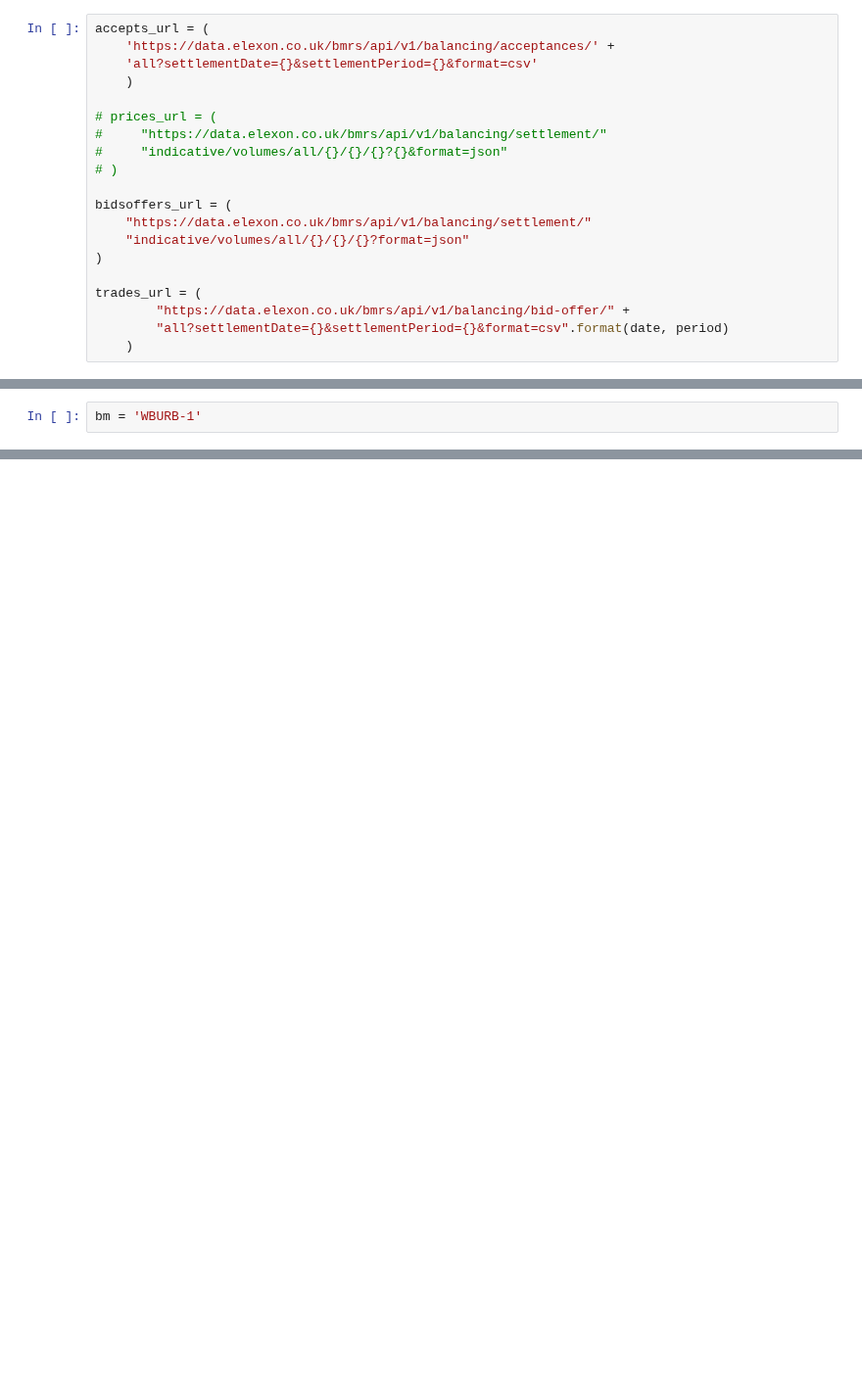
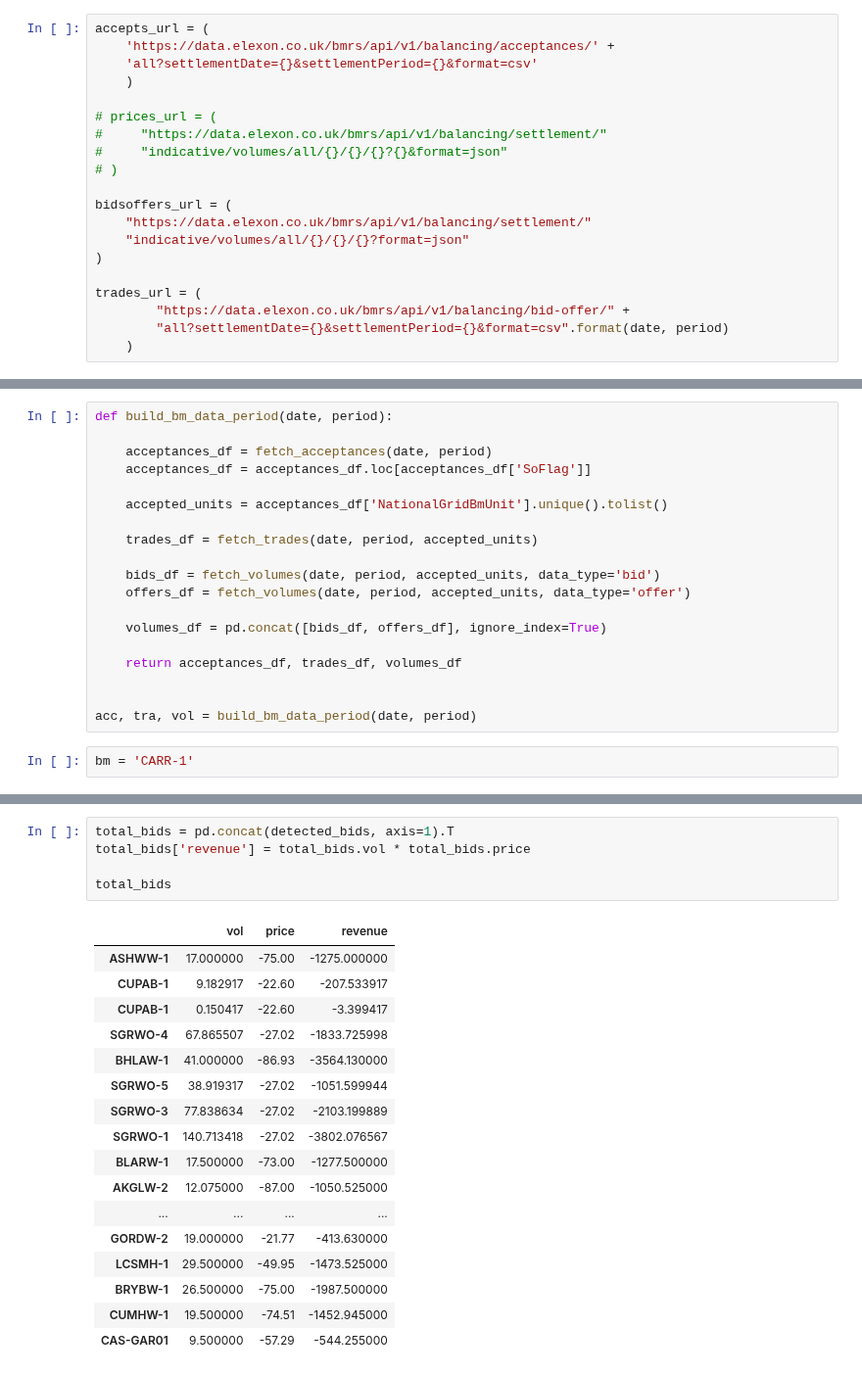
Before and after one commit to LukasFrankenQ/GBPower, a Jupyter notebook: notebooks/get_bm_data.ipynb, the cells around one changed output, grey strips where cells are left out. Shown at 98% size. Cells and saved outputs as stored; diff of their text form; blank space fills up the shorter version.

```diff
--- a/notebooks/get_bm_data.ipynb
+++ b/notebooks/get_bm_data.ipynb
@@ -63,2 +181,21 @@ trades = pd.read_csv(StringIO(response.text))
+# %%
+def build_bm_data_period(date, period):
+
+    acceptances_df = fetch_acceptances(date, period)
+    acceptances_df = acceptances_df.loc[acceptances_df['SoFlag']]
+
+    accepted_units = acceptances_df['NationalGridBmUnit'].unique().tolist()
+
+    trades_df = fetch_trades(date, period, accepted_units)
+
+    bids_df = fetch_volumes(date, period, accepted_units, data_type='bid')
+    offers_df = fetch_volumes(date, period, accepted_units, data_type='offer')
+
+    volumes_df = pd.concat([bids_df, offers_df], ignore_index=True)
+
+    return acceptances_df, trades_df, volumes_df
+
+
+acc, tra, vol = build_bm_data_period(date, period)
 # %%
-bm = 'WBURB-1'
+bm = 'CARR-1'
@@ -95,0 +296,23 @@ Name: 2021-01-10 11:30:00+00:00, dtype: float64
+# %%
+total_bids = pd.concat(detected_bids, axis=1).T
+total_bids['revenue'] = total_bids.vol * total_bids.price
+
+total_bids
+# %% [output]
+|  | vol | price | revenue |
+| ASHWW-1 | 17.000000 | -75.00 | -1275.000000 |
+| CUPAB-1 | 9.182917 | -22.60 | -207.533917 |
+| CUPAB-1 | 0.150417 | -22.60 | -3.399417 |
+| SGRWO-4 | 67.865507 | -27.02 | -1833.725998 |
+| BHLAW-1 | 41.000000 | -86.93 | -3564.130000 |
+| SGRWO-5 | 38.919317 | -27.02 | -1051.599944 |
+| SGRWO-3 | 77.838634 | -27.02 | -2103.199889 |
+| SGRWO-1 | 140.713418 | -27.02 | -3802.076567 |
+| BLARW-1 | 17.500000 | -73.00 | -1277.500000 |
+| AKGLW-2 | 12.075000 | -87.00 | -1050.525000 |
+| ... | ... | ... | ... |
+| GORDW-2 | 19.000000 | -21.77 | -413.630000 |
+| LCSMH-1 | 29.500000 | -49.95 | -1473.525000 |
+| BRYBW-1 | 26.500000 | -75.00 | -1987.500000 |
+| CUMHW-1 | 19.500000 | -74.51 | -1452.945000 |
+| CAS-GAR01 | 9.500000 | -57.29 | -544.255000 |
```
Also changed, not shown: parts of 41 cells of this notebook, 1 other file.
